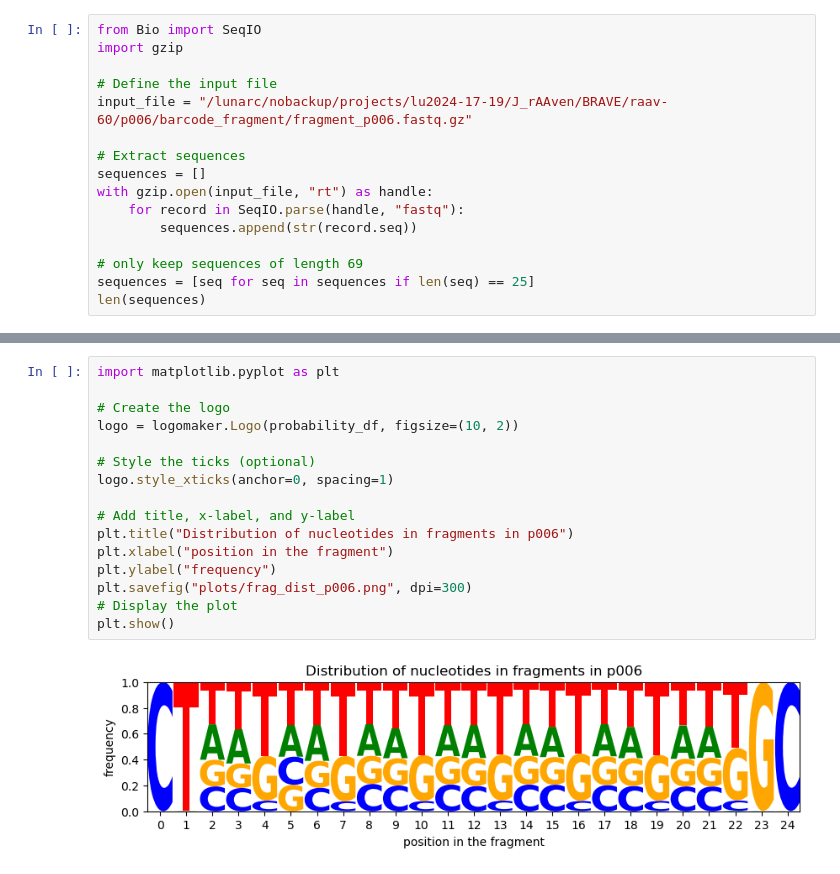
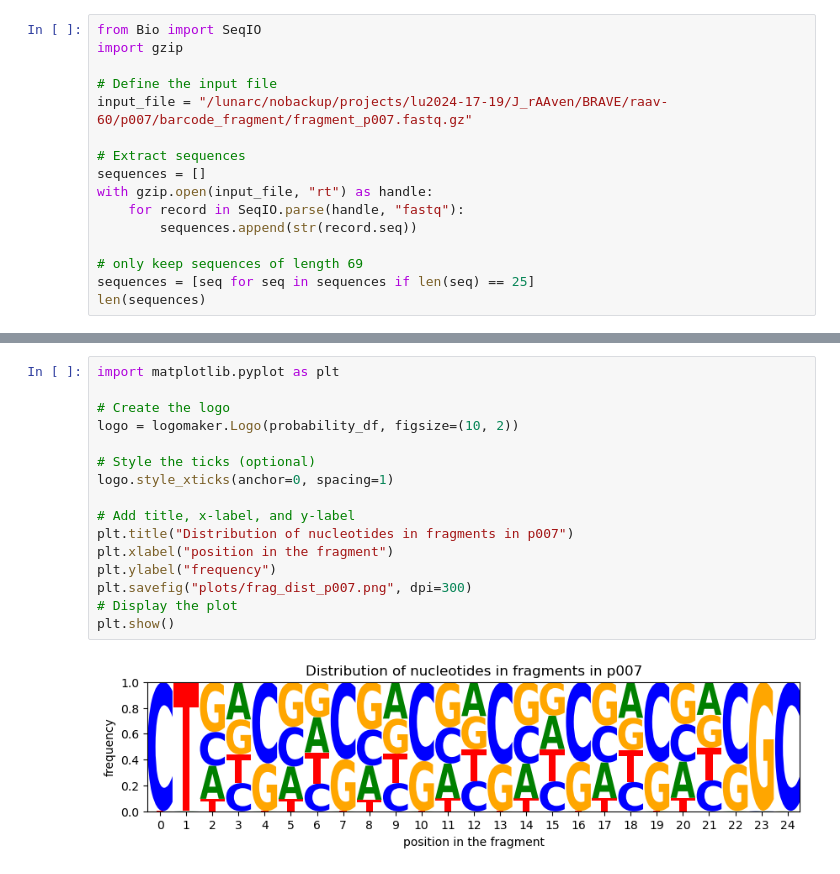
Before and after one commit to JaSt17/raaven_Pipeline, a Jupyter notebook: Python_Scripts/Jupyter_notebooks/barcode_logo.ipynb, the cells around one changed output, grey strips where cells are left out. Cells and saved outputs as stored; diff of their text form.

```diff
--- a/Python_Scripts/Jupyter_notebooks/barcode_logo.ipynb
+++ b/Python_Scripts/Jupyter_notebooks/barcode_logo.ipynb
@@ -3,7 +3,7 @@ from Bio import SeqIO
 import gzip
 
 # Define the input file
-input_file = "/lunarc/nobackup/projects/lu2024-17-19/J_rAAven/BRAVE/raav-60/p006/barcode_fragment/fragment_p006.fastq.gz"
+input_file = "/lunarc/nobackup/projects/lu2024-17-19/J_rAAven/BRAVE/raav-60/p007/barcode_fragment/fragment_p007.fastq.gz"
 
 # Extract sequences
 sequences = []
@@ -44,18 +44,18 @@ probability_df.head()
 # %%
 import matplotlib.pyplot as plt
 
 # Create the logo
 logo = logomaker.Logo(probability_df, figsize=(10, 2))
 
 # Style the ticks (optional)
 logo.style_xticks(anchor=0, spacing=1)
 
 # Add title, x-label, and y-label
-plt.title("Distribution of nucleotides in fragments in p006")
+plt.title("Distribution of nucleotides in fragments in p007")
 plt.xlabel("position in the fragment")
 plt.ylabel("frequency")
-plt.savefig("plots/frag_dist_p006.png", dpi=300)
+plt.savefig("plots/frag_dist_p007.png", dpi=300)
 # Display the plot
 plt.show()
 # %% [output]
-[figure, old version]
+[figure, new version]
```
Also changed, not shown: parts of 2 cells of this notebook, 12 other files.
